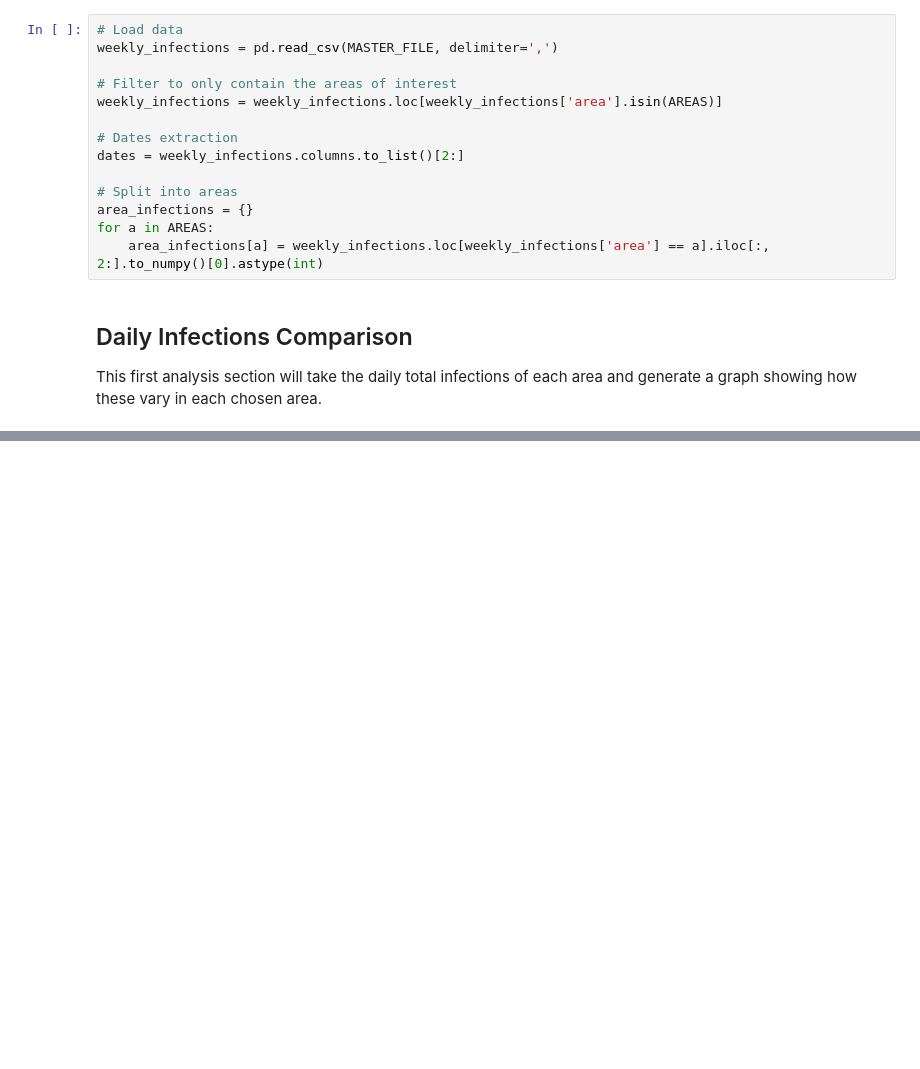
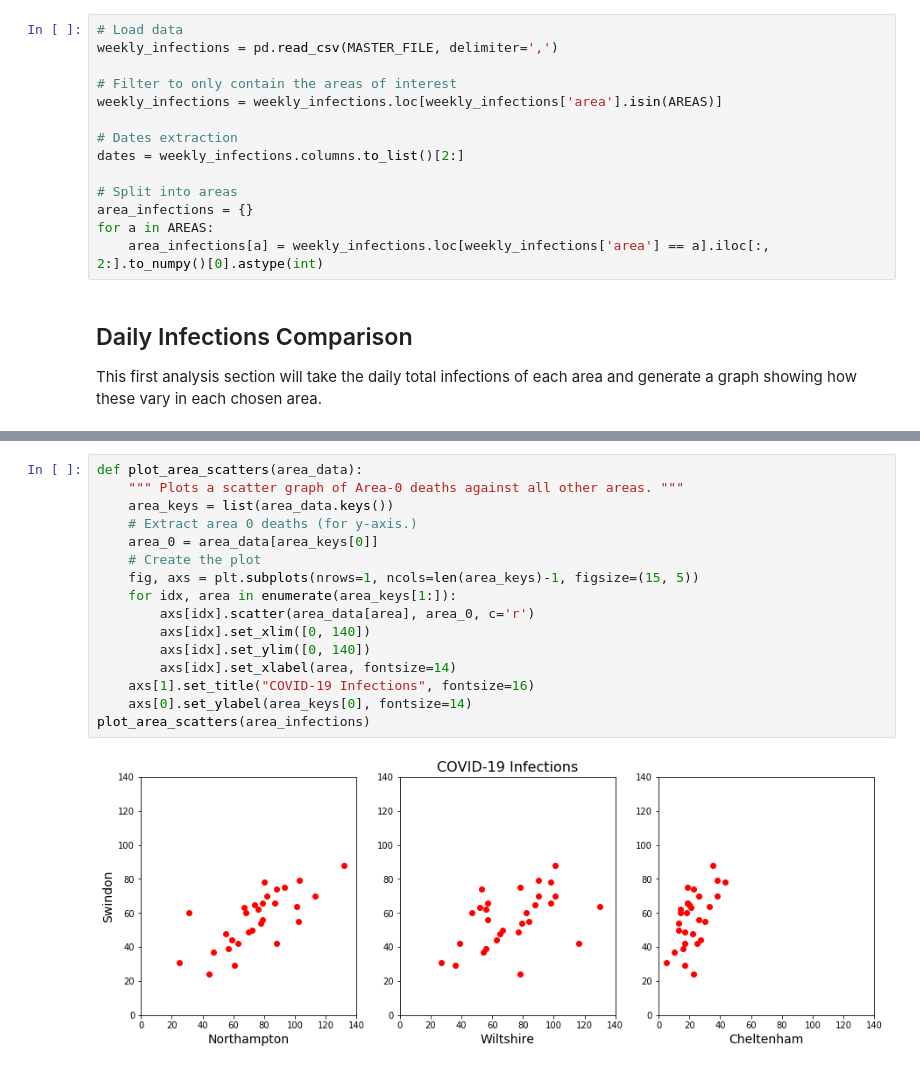
Before and after one commit to Sciprios/SwindonCovid, a Jupyter notebook: Infection Comparison.ipynb, the cells around one changed output, grey strips where cells are left out. Drawn from its saved outputs; the diff is of its cells as text; blank space fills up the shorter version.

```diff
--- a/Infection Comparison.ipynb
+++ b/Infection Comparison.ipynb
@@ -75,0 +80,18 @@ ValueError: x and y must have same first dimension, but have shapes (30,) and (2
+# %%
+def plot_area_scatters(area_data):
+    """ Plots a scatter graph of Area-0 deaths against all other areas. """
+    area_keys = list(area_data.keys())
+    # Extract area 0 deaths (for y-axis.)
+    area_0 = area_data[area_keys[0]]
+    # Create the plot
+    fig, axs = plt.subplots(nrows=1, ncols=len(area_keys)-1, figsize=(15, 5))
+    for idx, area in enumerate(area_keys[1:]):
+        axs[idx].scatter(area_data[area], area_0, c='r')
+        axs[idx].set_xlim([0, 140])
+        axs[idx].set_ylim([0, 140])
+        axs[idx].set_xlabel(area, fontsize=14)
+    axs[1].set_title("COVID-19 Infections", fontsize=16)
+    axs[0].set_ylabel(area_keys[0], fontsize=14)
+plot_area_scatters(area_infections)
+# %% [output]
+[figure, added]
```
Also changed, not shown: parts of 2 cells of this notebook.
